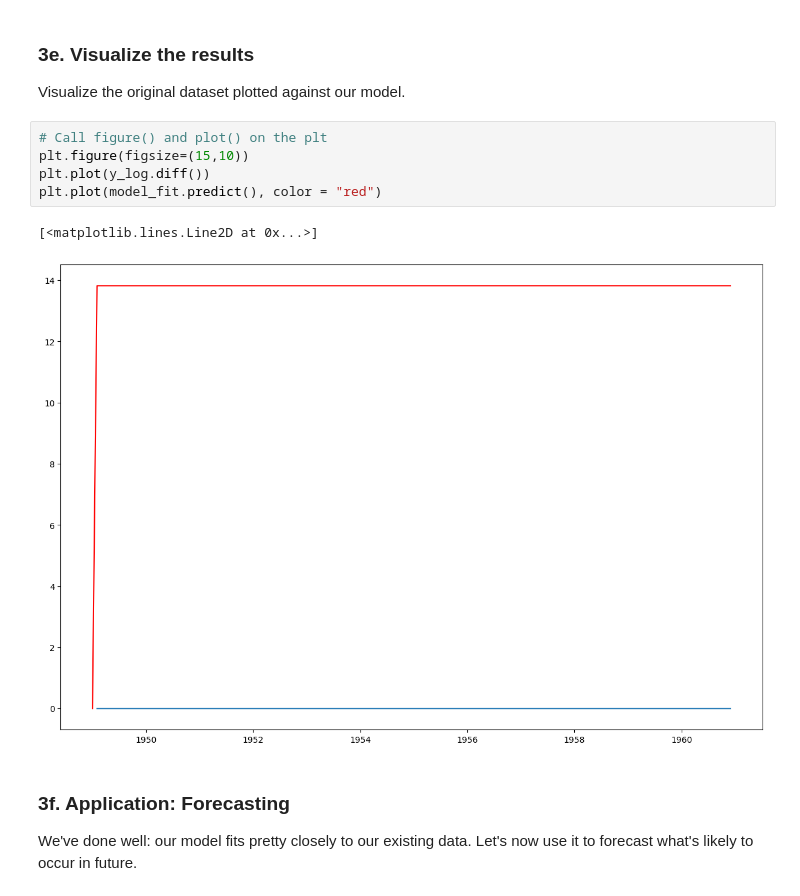
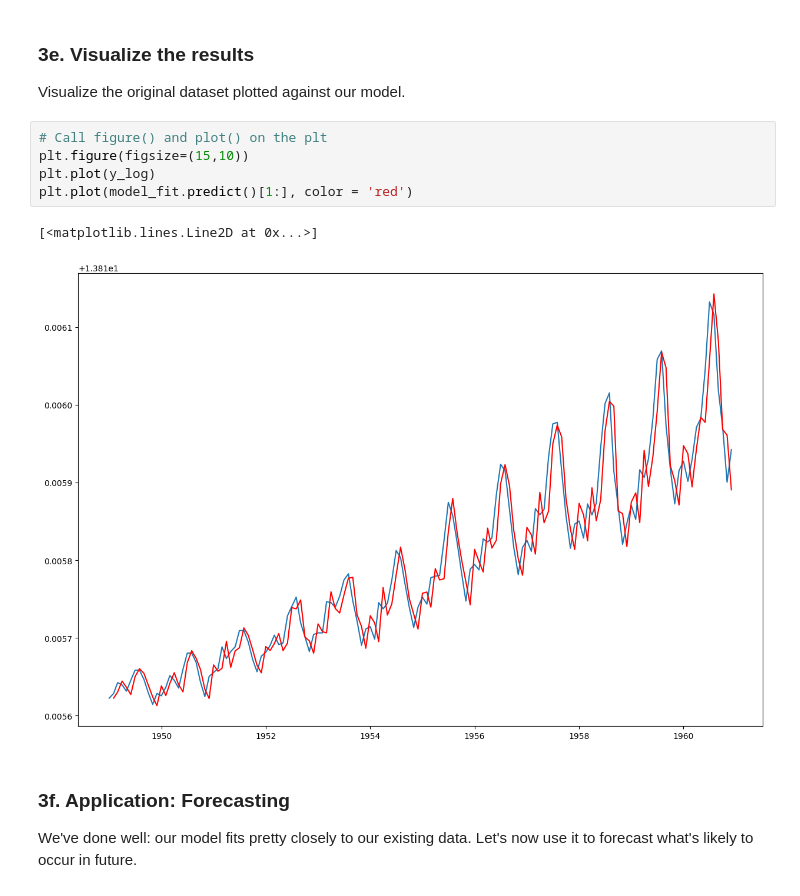
Before and after one commit to swatinw/data_science, a Jupyter notebook: Cowboy Cigarettes Case Study - Tier 3.ipynb, the cells around one changed output. Drawn from its saved outputs; the diff is of its cells as text.

```diff
--- a/Cowboy Cigarettes Case Study - Tier 3.ipynb
+++ b/Cowboy Cigarettes Case Study - Tier 3.ipynb
@@ -452,11 +473,11 @@ Visualize the original dataset plotted against our model.
 # %%
 # Call figure() and plot() on the plt
 plt.figure(figsize=(15,10))
-plt.plot(y_log.diff())
-plt.plot(model_fit.predict(), color = "red")
+plt.plot(y_log)
+plt.plot(model_fit.predict()[1:], color = 'red')
 # %% [output]
 [<matplotlib.lines.Line2D at 0x...>]
-[figure, old version]
+[figure, new version]
 # %% [markdown]
 ### 3f. Application: Forecasting
 
```
Also changed, not shown: parts of 4 cells of this notebook.
